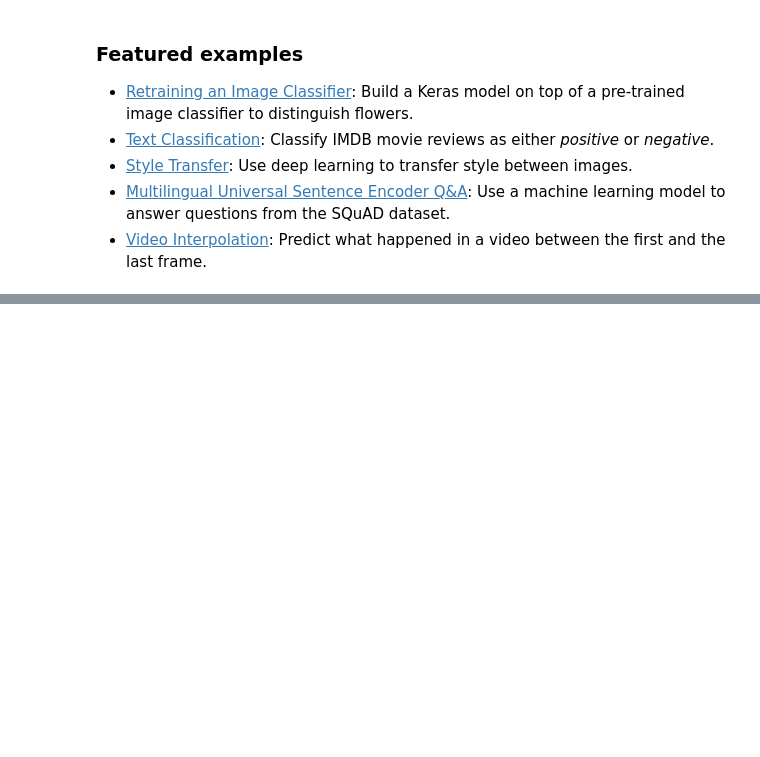
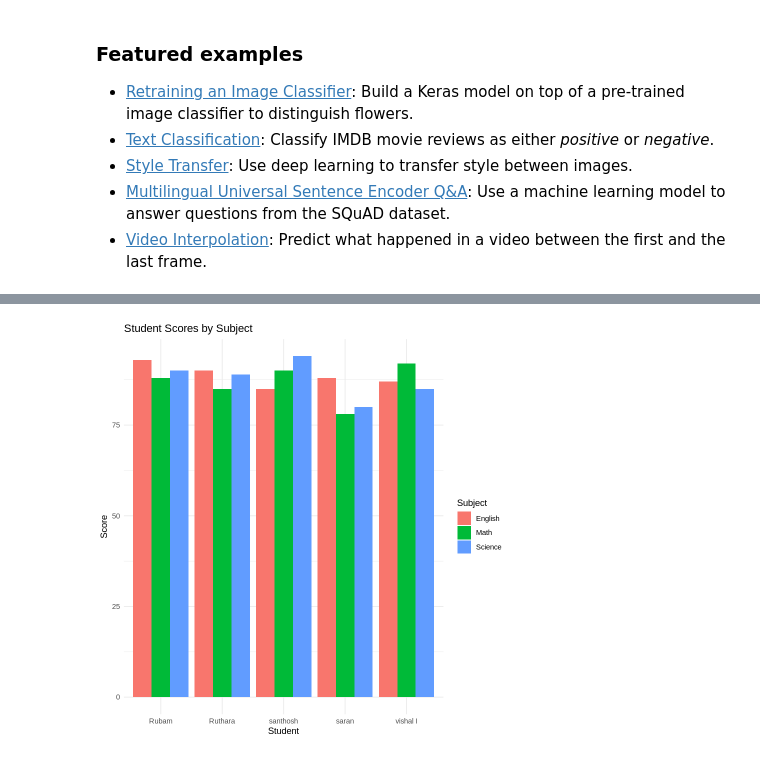
Before and after one commit to kajamaqbool/CODSOFT, a Jupyter notebook: Welcome_To_Colab.ipynb, the cells around one changed output, grey strips where cells are left out. Cells and saved outputs as stored; diff of their text form; code cells hidden in the pictures; blank space fills up the shorter version.

```diff
--- a/Welcome_To_Colab.ipynb
+++ b/Welcome_To_Colab.ipynb
@@ -252,0 +276,20 @@ plt.show()
+# %%
+
+library(ggplot2)
+library(tidyr)
+
+# Convert data from wide to long format for ggplot
+students_long <- tidyr::pivot_longer(students,
+                                     cols = c(Math, Science, English),
+                                     names_to = "Subject",
+                                     values_to = "Score")
+
+# Plot grouped bar chart
+ggplot(students_long, aes(x = Student, y = Score, fill = Subject)) +
+  geom_bar(stat = "identity", position = position_dodge()) +
+  labs(title = "Student Scores by Subject",
+       x = "Student",
+       y = "Score") +
+  theme_minimal()
+# %% [output]
+[figure, added]
```
Also changed, not shown: parts of 12 cells of this notebook.
